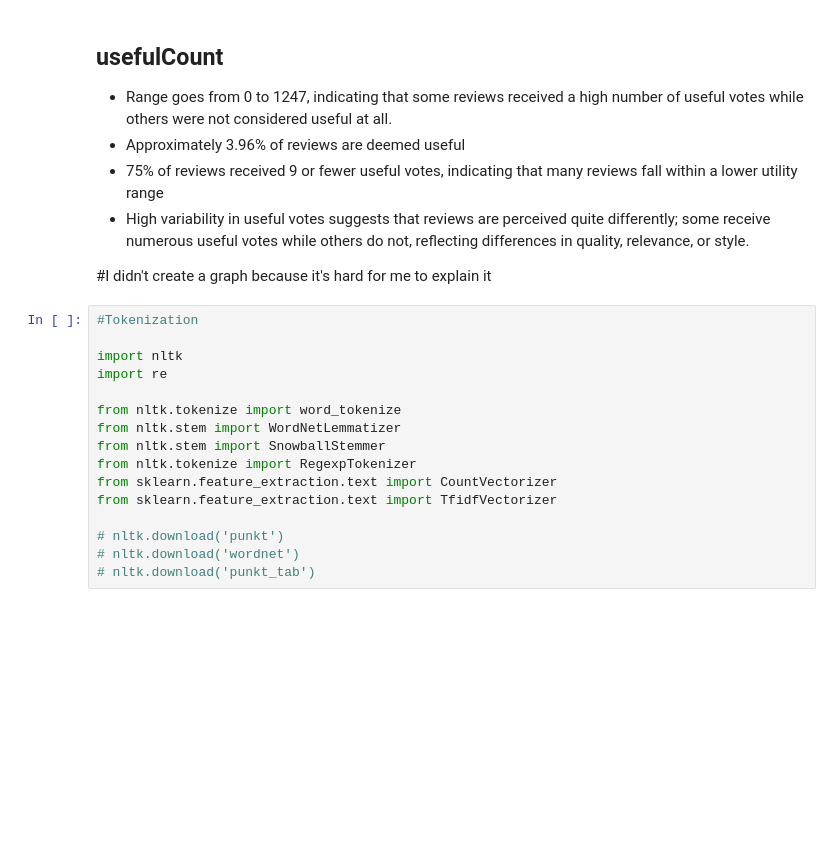
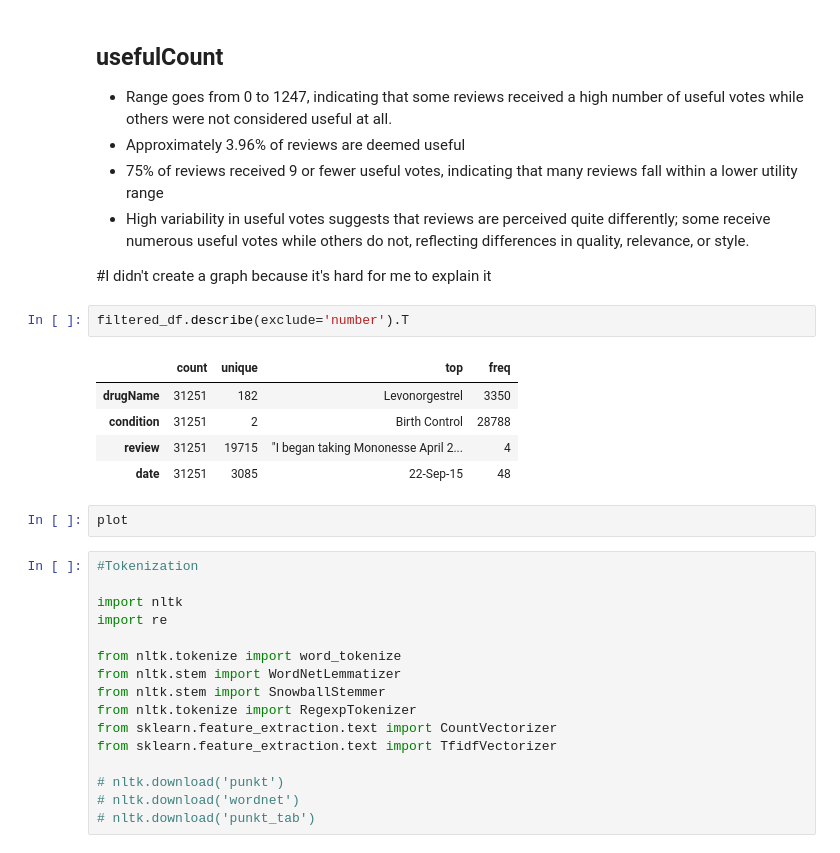
Before and after one commit to celefigs/collaborative_project, a Jupyter notebook: celes_copy.ipynb, the cells around one changed output. Saved outputs shown, nothing was run; the diff lists cells and outputs as text; blank space fills up the shorter version.

```diff
--- a/celes_copy.ipynb
+++ b/celes_copy.ipynb
@@ -131,6 +131,16 @@ plt.legend()
 - High variability in useful votes suggests that reviews are perceived quite differently; some receive numerous useful votes while others do not, reflecting differences in quality, relevance, or style.
 
 #I didn't create a graph because it's hard for me to explain it
+# %%
+filtered_df.describe(exclude='number').T
+# %% [output]
+|  | count | unique | top | freq |
+| drugName | 31251 | 182 | Levonorgestrel | 3350 |
+| condition | 31251 | 2 | Birth Control | 28788 |
+| review | 31251 | 19715 | "I began taking Mononesse April 2... | 4 |
+| date | 31251 | 3085 | 22-Sep-15 | 48 |
+# %%
+plot
 # %%
 #Tokenization
 
```
Also changed, not shown: parts of 2 cells of this notebook.
